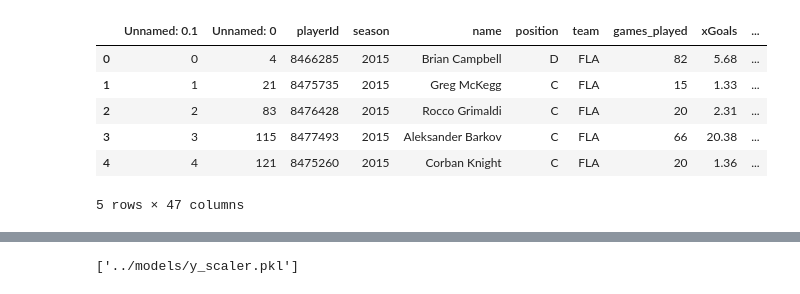
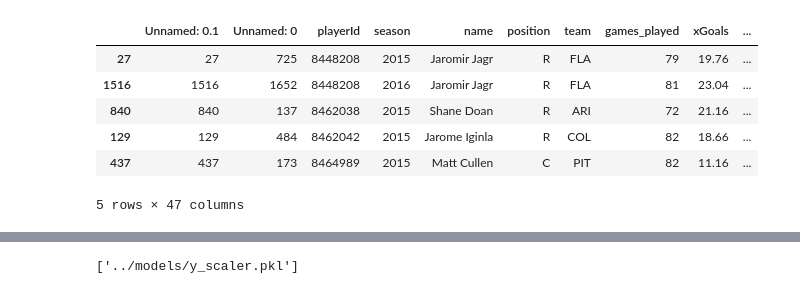
Before and after one commit to vuer13/nhl-player-predictor, a Jupyter notebook: lstm/lstm.ipynb, the cells around one changed output, grey strips where cells are left out. Saved outputs shown, nothing was run; the diff lists cells and outputs as text; code cells hidden in the pictures.

```diff
--- a/lstm/lstm.ipynb
+++ b/lstm/lstm.ipynb
@@ -2,29 +2,31 @@
 import pandas as pd
 # %%
 df = pd.read_csv('../data/lstm_dataset_final.csv')
+
+df = df.sort_values(by=['playerId', 'season'])
 
 features = [
     'xGoals', 'pAssists', 'sAssists', 'sog', 'points', 'goals',
     'on_ice_chances', 'on_ice_goals', 'hits', 'penality_mins', 'pen_drawn',
     'corsi', 'xGoalsForAfterShifts', 'corsiForAfterShifts',
     'icetime_per_game', 'shot_percentage', 'points_per_60',
     'ixG-goals', 'ppg', 'apg', 'gpg',
     'xGoalsFor-goalsFor_team', 'age', 'age2', 'games_played_per',
     'pos_C', 'pos_D', 'pos_L', 'pos_R'
 ]
 targets = ['next_games_played_per', 'next_goals_per_game', 'next_assists_per_game']
 
 df = df.dropna(subset=features + targets)
 
 for col in ['pos_C', 'pos_D', 'pos_L', 'pos_R']:
     df[col] = df[col].astype(int)
 
 df.head()
 # %% [output]
 |  | Unnamed: 0.1 | Unnamed: 0 | playerId | season | name | position | team | games_played | xGoals | ... |
-| 0 | 0 | 4 | 8466285 | 2015 | Brian Campbell | D | FLA | 82 | 5.68 | ... |
-| 1 | 1 | 21 | 8475735 | 2015 | Greg McKegg | C | FLA | 15 | 1.33 | ... |
-| 2 | 2 | 83 | 8476428 | 2015 | Rocco Grimaldi | C | FLA | 20 | 2.31 | ... |
-| 3 | 3 | 115 | 8477493 | 2015 | Aleksander Barkov | C | FLA | 66 | 20.38 | ... |
-| 4 | 4 | 121 | 8475260 | 2015 | Corban Knight | C | FLA | 20 | 1.36 | ... |
+| 27 | 27 | 725 | 8448208 | 2015 | Jaromir Jagr | R | FLA | 79 | 19.76 | ... |
+| 1516 | 1516 | 1652 | 8448208 | 2016 | Jaromir Jagr | R | FLA | 81 | 23.04 | ... |
+| 840 | 840 | 137 | 8462038 | 2015 | Shane Doan | R | ARI | 72 | 21.16 | ... |
+| 129 | 129 | 484 | 8462042 | 2015 | Jarome Iginla | R | COL | 82 | 18.66 | ... |
+| 437 | 437 | 173 | 8464989 | 2015 | Matt Cullen | C | PIT | 82 | 11.16 | ... |
 5 rows × 47 columns
```
Also changed, not shown: parts of 14 cells of this notebook, 11 other files.
